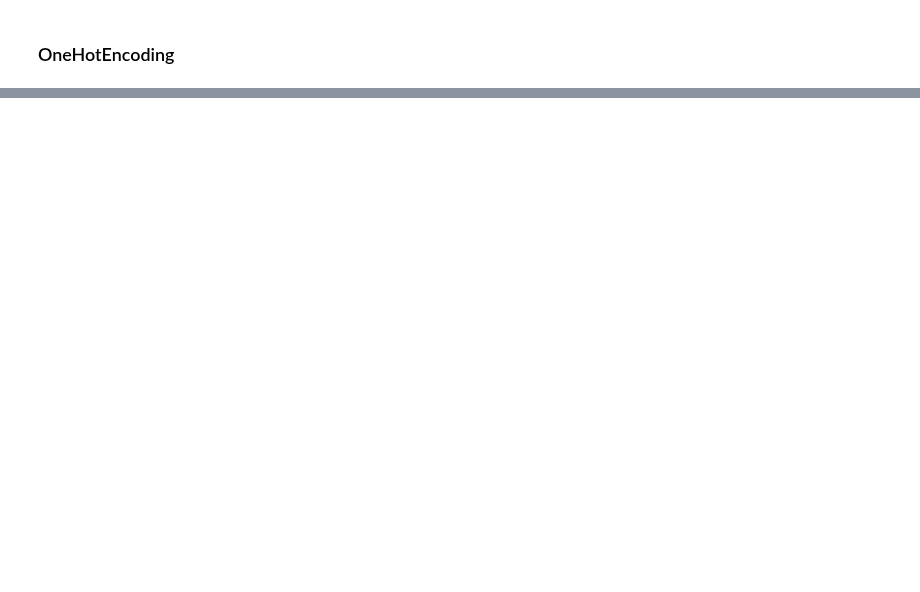
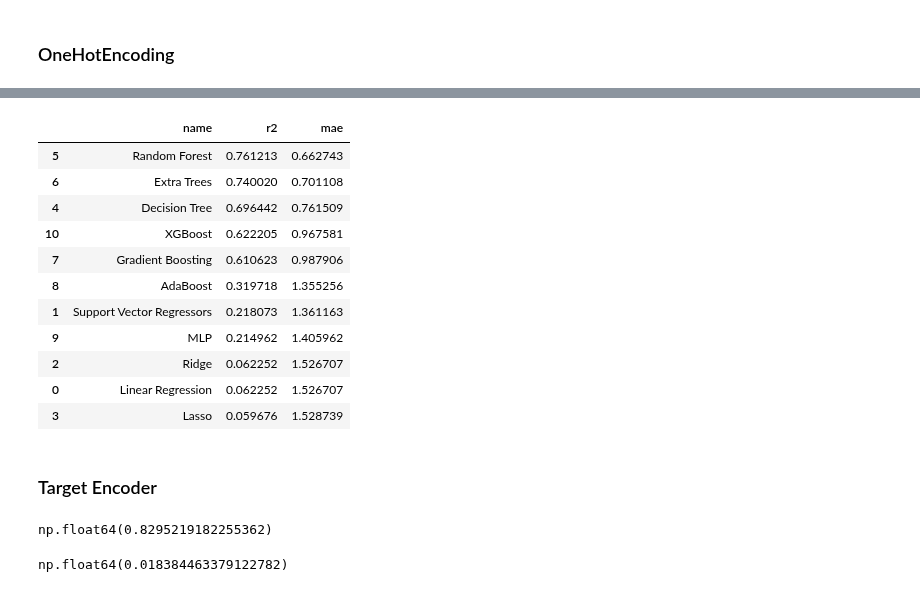
Before and after one commit to Apurba1903/Machine_Learning_Based_Real_Estate_System, a Jupyter notebook: BModels/baseline_model.ipynb, the cells around one changed output, grey strips where cells are left out. Drawn from its saved outputs; the diff is of its cells as text; code cells hidden in the pictures; blank space fills up the shorter version.

```diff
--- a/BModels/baseline_model.ipynb
+++ b/BModels/baseline_model.ipynb
@@ -187,0 +329,4 @@ model_df.sort_values(['mae'])
+# %%
+# K-Fold Cross Validation
+kfold = KFold(n_splits=10, shuffle=True, random_state=42)
+scores = cross_val_score(pipeline, X, y_transformed, cv=kfold, scoring='r2')
@@ -187,0 +370,37 @@ model_df.sort_values(['mae'])
+# %%
+model_dict = {
+    'Linear Regression':LinearRegression(),
+    'Support Vector Regressors': SVR(),
+    'Ridge': Ridge(),
+    'Lasso': Lasso(),
+    'Decision Tree': DecisionTreeRegressor(),
+    'Random Forest': RandomForestRegressor(),
+    'Extra Trees': ExtraTreesRegressor(),
+    'Gradient Boosting': GradientBoostingRegressor(),
+    'AdaBoost': AdaBoostRegressor(),
+    'MLP': MLPRegressor(),
+    'XGBoost': XGBRegressor(),
+}
+# %%
+model_output = []
+for model_name, model in model_dict.items():
+    model_output.append(scorer(model_name, model))
+# %%
+model_df = pd.DataFrame(model_output, columns=['name', 'r2', 'mae'])
+# %%
+model_df.sort_values(['mae'])
+# %% [output]
+|  | name | r2 | mae |
+| 5 | Random Forest | 0.761213 | 0.662743 |
+| 6 | Extra Trees | 0.740020 | 0.701108 |
+| 4 | Decision Tree | 0.696442 | 0.761509 |
+| 10 | XGBoost | 0.622205 | 0.967581 |
+| 7 | Gradient Boosting | 0.610623 | 0.987906 |
+| 8 | AdaBoost | 0.319718 | 1.355256 |
+| 1 | Support Vector Regressors | 0.218073 | 1.361163 |
+| 9 | MLP | 0.214962 | 1.405962 |
+| 2 | Ridge | 0.062252 | 1.526707 |
+| 0 | Linear Regression | 0.062252 | 1.526707 |
+| 3 | Lasso | 0.059676 | 1.528739 |
+# %% [markdown]
+### Target Encoder
@@ -187,0 +432,8 @@ model_df.sort_values(['mae'])
+# %%
+scores.mean()
+# %% [output]
+np.float64(0.8295219182255362)
+# %%
+scores.std()
+# %% [output]
+np.float64(0.018384463379122782)
```
Also changed, not shown: parts of 54 cells of this notebook.
